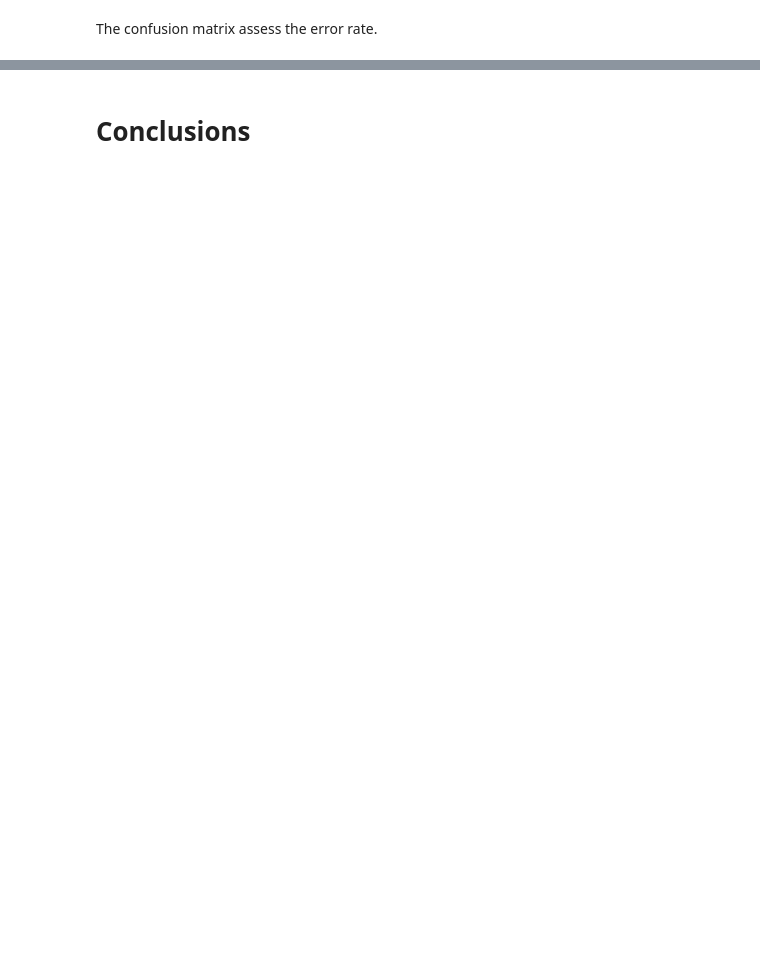
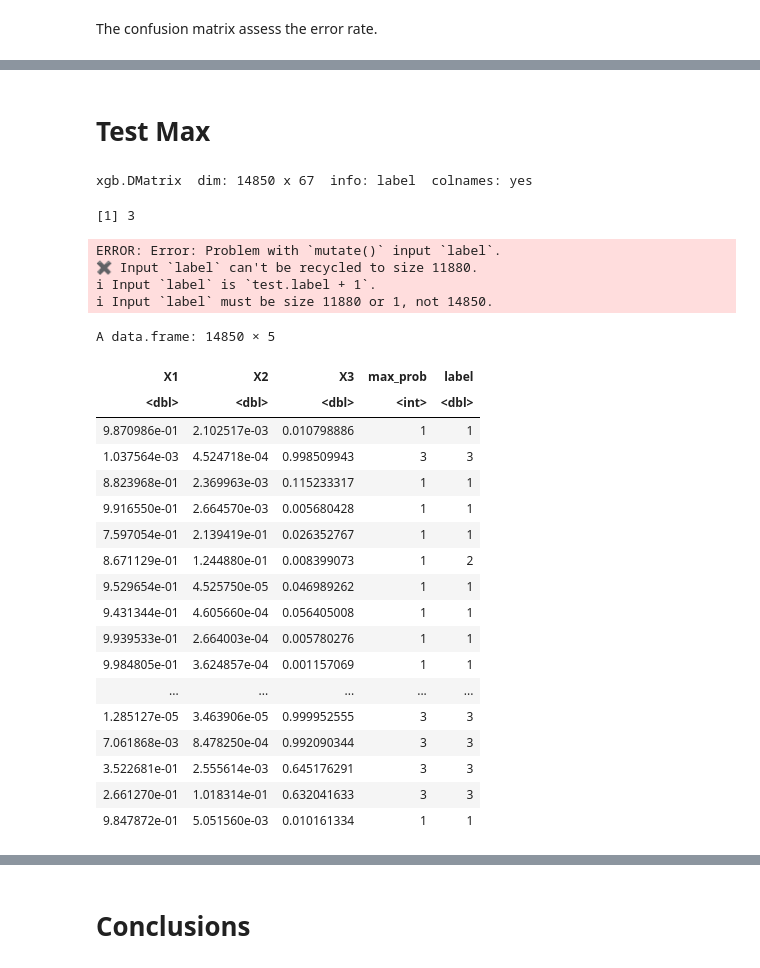
Before and after one commit to Maxlanglet/Projet_ML, a Jupyter notebook: ReportTemplate_clean.ipynb, the cells around one changed output, grey strips where cells are left out. Cells and saved outputs as stored; diff of their text form; code cells hidden in the pictures; blank space fills up the shorter version.

```diff
--- a/ReportTemplate_clean.ipynb
+++ b/ReportTemplate_clean.ipynb
@@ -1331,0 +1245,60 @@ Balanced Accuracy      0.8061  0.62767   0.8319
+# %% [markdown]
+# Test Max
+# %%
+dtrain <- xgb.DMatrix(data = train.data, label= train.label)
+dtest <- xgb.DMatrix(data = test.data, label= test.label)
+# %%
+dtest
+# %% [output]
+xgb.DMatrix  dim: 14850 x 67  info: label  colnames: yes
+# %%
+num_class = length(levels(states))
+num_class
+params = list(
+  objective = "multi:softprob",
+  eval_metric = "mlogloss",
+  num_class = num_class
+)
+
+model <- xgb.train(params = params,
+                   data = dtrain,
+                   nrounds = 1000,
+                   verbose = TRUE,
+                   nthread=2)
+# %% [output]
+[1] 3
+# %%
+test_pred <- predict(model, newdata = dtest)
+test_prediction <- matrix(test_pred, nrow = num_class,
+                          ncol=length(test_pred)/num_class) %>%
+  t() %>%
+  data.frame() %>%
+  mutate(max_prob = max.col(., ties.method = "last"),
+         label = test.label + 1)
+# %% [output]
+ERROR: Error: Problem with `mutate()` input `label`.
+✖ Input `label` can't be recycled to size 11880.
+ℹ Input `label` is `test.label + 1`.
+ℹ Input `label` must be size 11880 or 1, not 14850.
+# %%
+data.frame(test_prediction)
+# %% [output]
+A data.frame: 14850 × 5
+| X1 | X2 | X3 | max_prob | label |
+| <dbl> | <dbl> | <dbl> | <int> | <dbl> |
+| 9.870986e-01 | 2.102517e-03 | 0.010798886 | 1 | 1 |
+| 1.037564e-03 | 4.524718e-04 | 0.998509943 | 3 | 3 |
+| 8.823968e-01 | 2.369963e-03 | 0.115233317 | 1 | 1 |
+| 9.916550e-01 | 2.664570e-03 | 0.005680428 | 1 | 1 |
+| 7.597054e-01 | 2.139419e-01 | 0.026352767 | 1 | 1 |
+| 8.671129e-01 | 1.244880e-01 | 0.008399073 | 1 | 2 |
+| 9.529654e-01 | 4.525750e-05 | 0.046989262 | 1 | 1 |
+| 9.431344e-01 | 4.605660e-04 | 0.056405008 | 1 | 1 |
+| 9.939533e-01 | 2.664003e-04 | 0.005780276 | 1 | 1 |
+| 9.984805e-01 | 3.624857e-04 | 0.001157069 | 1 | 1 |
+| ... | ... | ... | ... | ... |
+| 1.285127e-05 | 3.463906e-05 | 0.999952555 | 3 | 3 |
+| 7.061868e-03 | 8.478250e-04 | 0.992090344 | 3 | 3 |
+| 3.522681e-01 | 2.555614e-03 | 0.645176291 | 3 | 3 |
+| 2.661270e-01 | 1.018314e-01 | 0.632041633 | 3 | 3 |
+| 9.847872e-01 | 5.051560e-03 | 0.010161334 | 1 | 1 |
```
Also changed, not shown: parts of 72 cells of this notebook, 1 other file.
